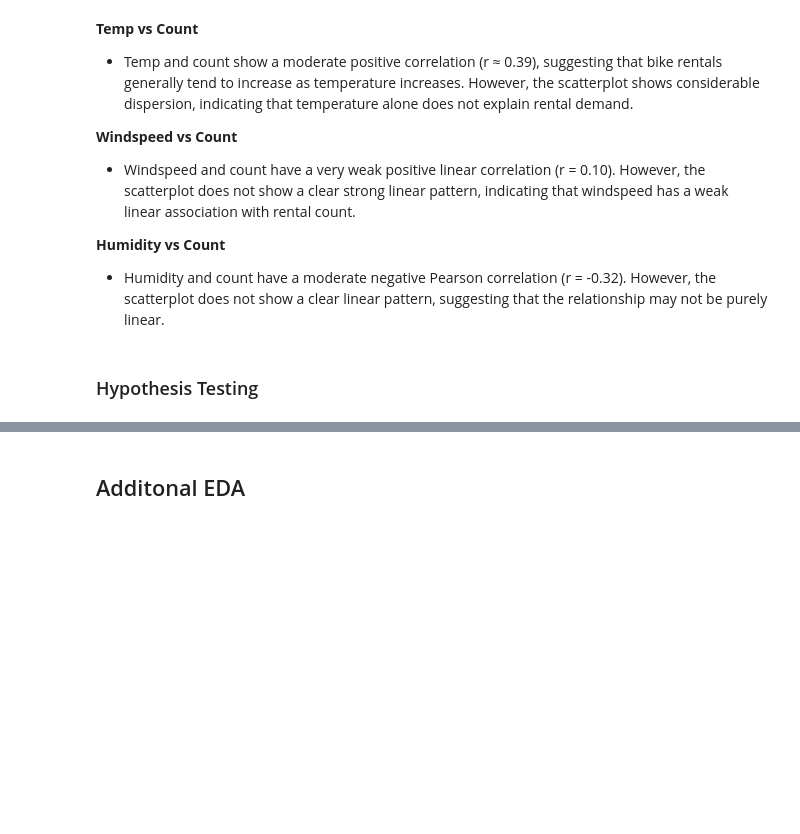
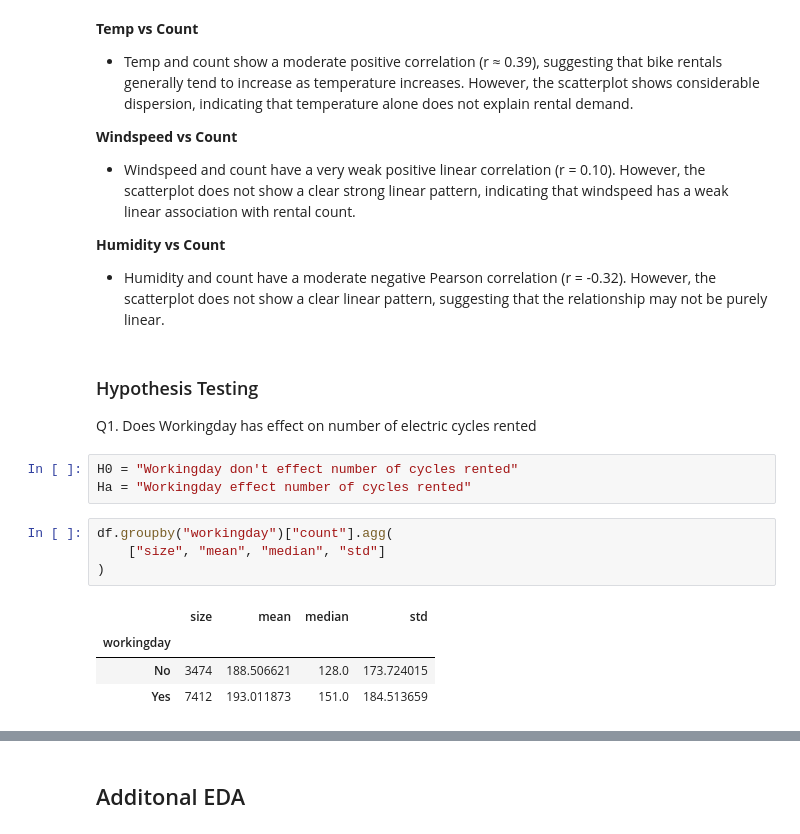
Before and after one commit to Yuvi977/Yulu-Bike-Sharing-Hypothesis-Testing, a Jupyter notebook: Business_Case_Yulu_Hypothesis_Testing.ipynb, the cells around one changed output, grey strips where cells are left out. Cells and saved outputs as stored; diff of their text form; blank space fills up the shorter version.

```diff
--- a/Business_Case_Yulu_Hypothesis_Testing.ipynb
+++ b/Business_Case_Yulu_Hypothesis_Testing.ipynb
@@ -515,5 +517,18 @@ plt.show()
 
 **Humidity vs Count**
 * Humidity and count have a moderate negative Pearson correlation (r = -0.32). However, the scatterplot does not show a clear linear pattern, suggesting that the relationship may not be purely linear.
-# %% [markdown]
-### Hypothesis Testing
+# %% [markdown]
+### Hypothesis Testing
+Q1. Does Workingday has effect on number of electric cycles rented
+# %%
+H0 = "Workingday don't effect number of cycles rented"
+Ha = "Workingday effect number of cycles rented"
+# %%
+df.groupby("workingday")["count"].agg(
+    ["size", "mean", "median", "std"]
+)
+# %% [output]
+|  | size | mean | median | std |
+| workingday |  |  |  |  |
+| No | 3474 | 188.506621 | 128.0 | 173.724015 |
+| Yes | 7412 | 193.011873 | 151.0 | 184.513659 |
```
Also changed, not shown: parts of 2 cells of this notebook.
